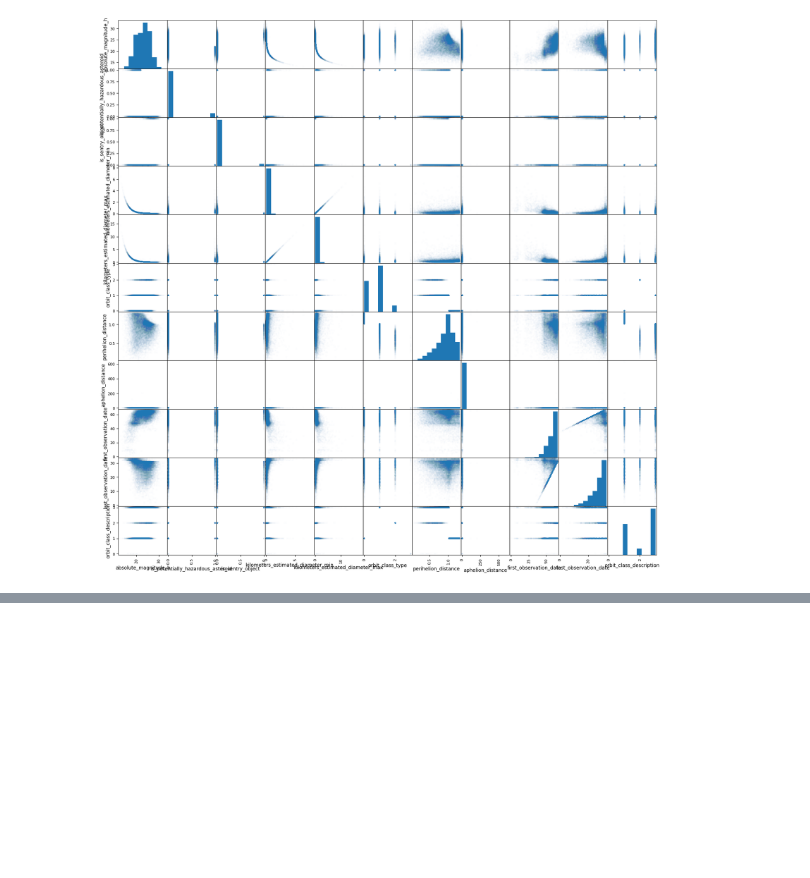
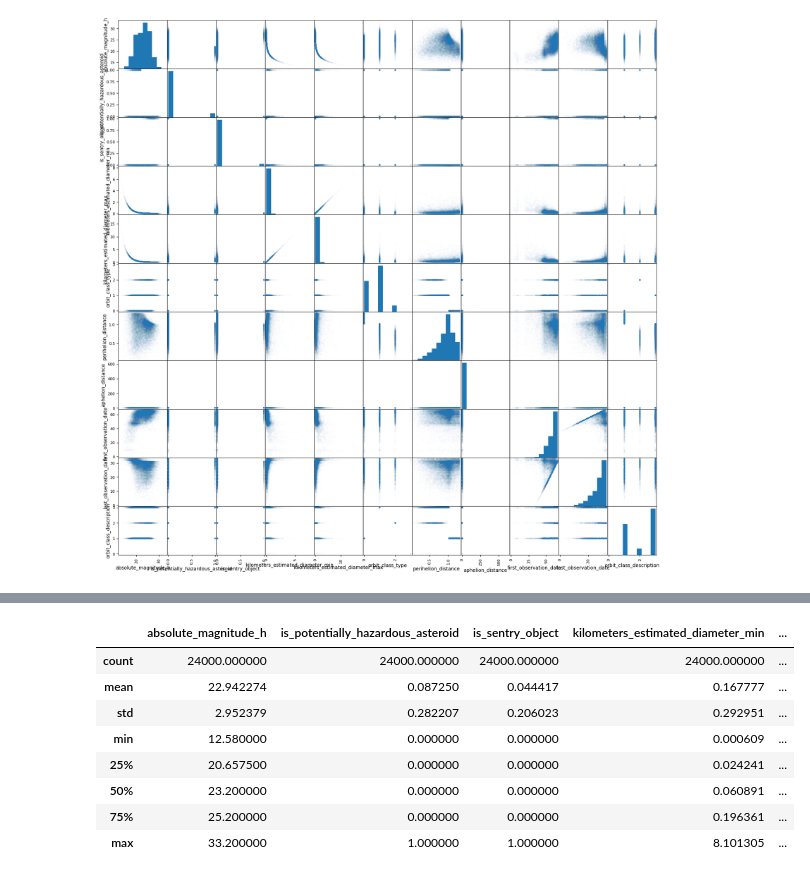
Before and after one commit to diall38/Machine-Learning, a Jupyter notebook: nasa-near-earth-objects.ipynb, the cells around one changed output, grey strips where cells are left out. Cells and saved outputs as stored; diff of their text form; code cells hidden in the pictures; blank space fills up the shorter version.

```diff
--- a/nasa-near-earth-objects.ipynb
+++ b/nasa-near-earth-objects.ipynb
@@ -215,0 +221,12 @@ df.corr()
+# %%
+df.describe()
+# %% [output]
+|  | absolute_magnitude_h | is_potentially_hazardous_asteroid | is_sentry_object | kilometers_estimated_diameter_min | ... |
+| count | 24000.000000 | 24000.000000 | 24000.000000 | 24000.000000 | ... |
+| mean | 22.942274 | 0.087250 | 0.044417 | 0.167777 | ... |
+| std | 2.952379 | 0.282207 | 0.206023 | 0.292951 | ... |
+| min | 12.580000 | 0.000000 | 0.000000 | 0.000609 | ... |
+| 25% | 20.657500 | 0.000000 | 0.000000 | 0.024241 | ... |
+| 50% | 23.200000 | 0.000000 | 0.000000 | 0.060891 | ... |
+| 75% | 25.200000 | 0.000000 | 0.000000 | 0.196361 | ... |
+| max | 33.200000 | 1.000000 | 1.000000 | 8.101305 | ... |
```
Also changed, not shown: parts of 9 cells of this notebook.
